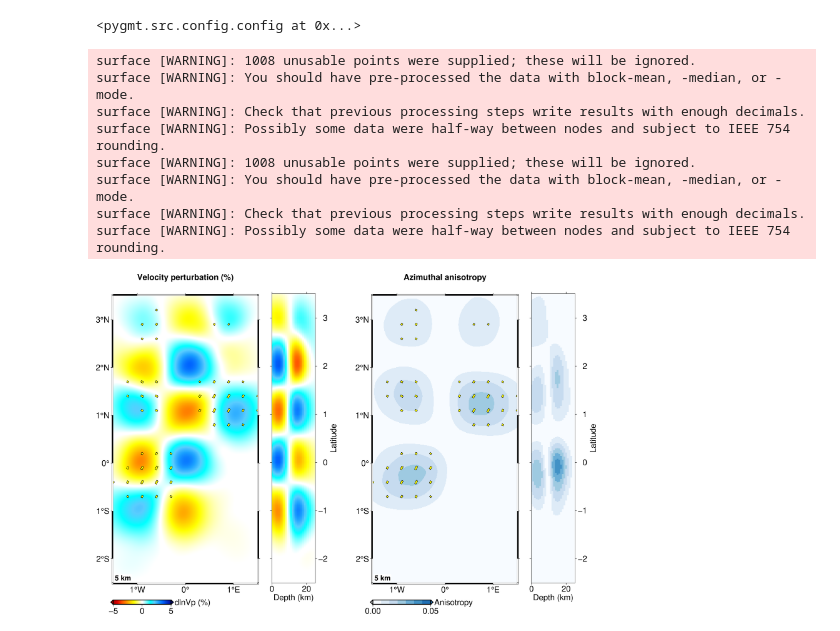
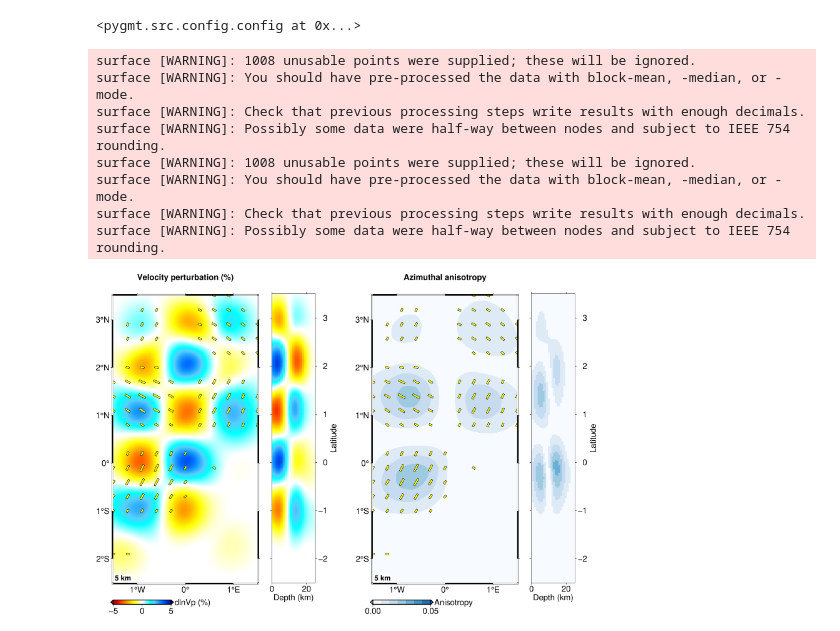
Before and after one commit to JingChen-Thu/TomoATT_examples_for_course2026, a Jupyter notebook: CHS/Plot2_画检测板测试结果.ipynb, the cells around one changed output. Saved outputs shown, nothing was run; the diff lists cells and outputs as text; code cells hidden in the pictures.

```diff
--- a/CHS/Plot2_画检测板测试结果.ipynb
+++ b/CHS/Plot2_画检测板测试结果.ipynb
@@ -59,7 +59,7 @@ fig.text(text="%d km"%(depth), x = region[0] + 0.2 , y = region[2] + 0.1, font =
 # fast velocity directions (FVDs)
 samp_interval = 3   # control the density of anisotropic arrows
 width = 0.12        # width of the anisotropic arrow
-ani_per_1 = 0.01; ani_per_2 = 0.05; scale = 0.5; basic = 0.1    # control the length of anisotropic arrows related to the amplitude of anisotropy. length = 0.1 + (amplitude - ani_per_1) / (ani_per_2 - ani_per_1) * scale
+ani_per_1 = 0.005; ani_per_2 = 0.05; scale = 0.8; basic = 0.2    # control the length of anisotropic arrows related to the amplitude of anisotropy. length = 0.1 + (amplitude - ani_per_1) / (ani_per_2 - ani_per_1) * scale
 ani_thd = ani_per_1 # if the amplitude of anisotropy is smaller than ani_thd, no anisotropic arrow will be plotted
 
 phi         = ckb_model.interp_dep(depth, field='phi', samp_interval=samp_interval)          # phi_inv[i,:] are (lon, lat, phi)
@@ -130,31 +130,31 @@ fig.colorbar(frame = ["a0.05","y+lAnisotropy"], position="+e+w4c/0.3c+h")
 fig.shift_origin(xshift=0, yshift= 1.5)
 
 
 # ------------ plot horivertical profile of velocity ------------
 fig.shift_origin(xshift=11, yshift= 0)
 
 region = [0, 25, -2.5, 3.5]    # region of interest
 fig.basemap(region=region, frame=["xa20+lDepth (km)","ya1+lLatitude","nSwE"], projection="X3c/20c")   # base map
 
 start = [-0.75,-2.5]; end = [-0.75,3.5]; gap = 1
 prof_ckb     = ckb_model.interp_sec(start, end, field='epsilon', val = gap)      # prof_ckb[i,:] are (lon, lat, dis, dep, vel)
 lat = prof_ckb[:,1]    # lat
 dep = prof_ckb[:,3]    # depth
 ani = prof_ckb[:,4]    # azimuthal anisotropy
 
 grid = pygmt.surface(x=dep, y=lat, z=ani, spacing="1/0.01",region=region)
 
 fig.grdimage(grid = grid)   # plot figure
 
 fig.savefig("figs/ModelProc2_ckb_inv.png")  # save figure
 fig.show()
 # %% [output]
 surface [WARNING]: 1008 unusable points were supplied; these will be ignored.
 surface [WARNING]: You should have pre-processed the data with block-mean, -median, or -mode.
 surface [WARNING]: Check that previous processing steps write results with enough decimals.
 surface [WARNING]: Possibly some data were half-way between nodes and subject to IEEE 754 rounding.
 surface [WARNING]: 1008 unusable points were supplied; these will be ignored.
 surface [WARNING]: You should have pre-processed the data with block-mean, -median, or -mode.
 surface [WARNING]: Check that previous processing steps write results with enough decimals.
 surface [WARNING]: Possibly some data were half-way between nodes and subject to IEEE 754 rounding.
-[figure, old version]
+[figure, new version]
```
Also changed, not shown: 14 other files.
